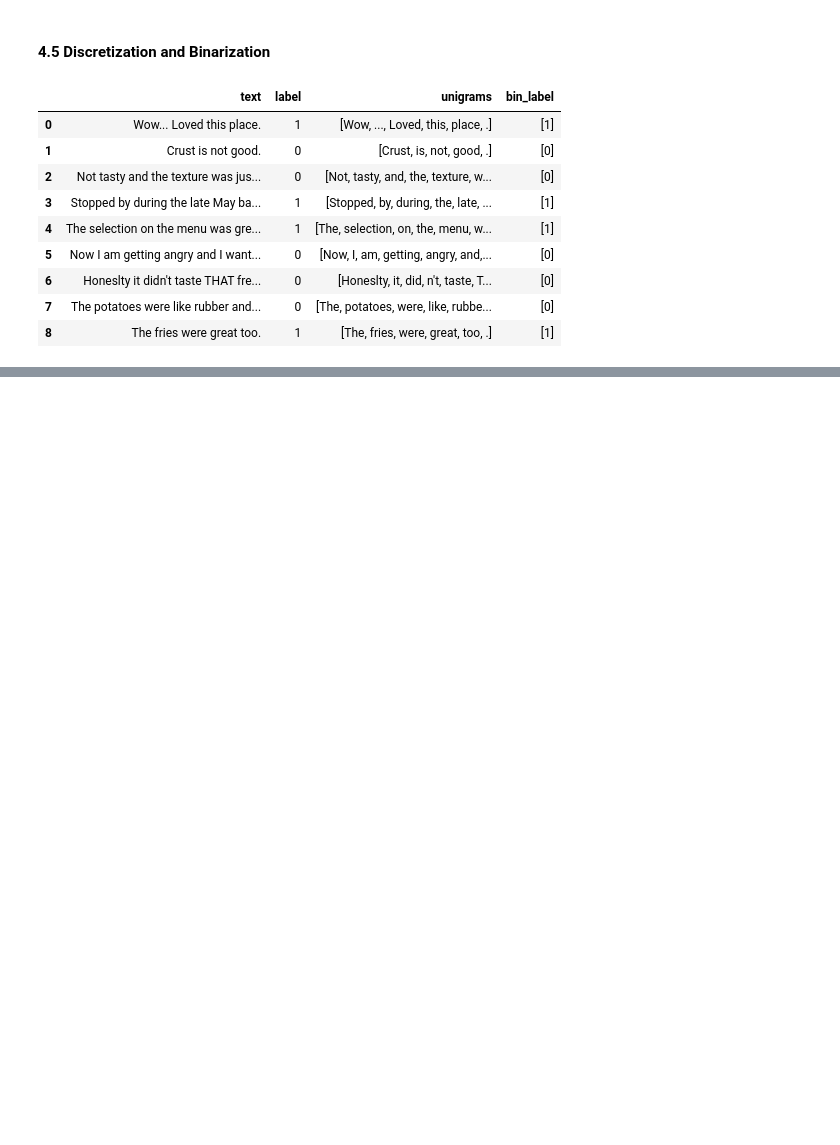
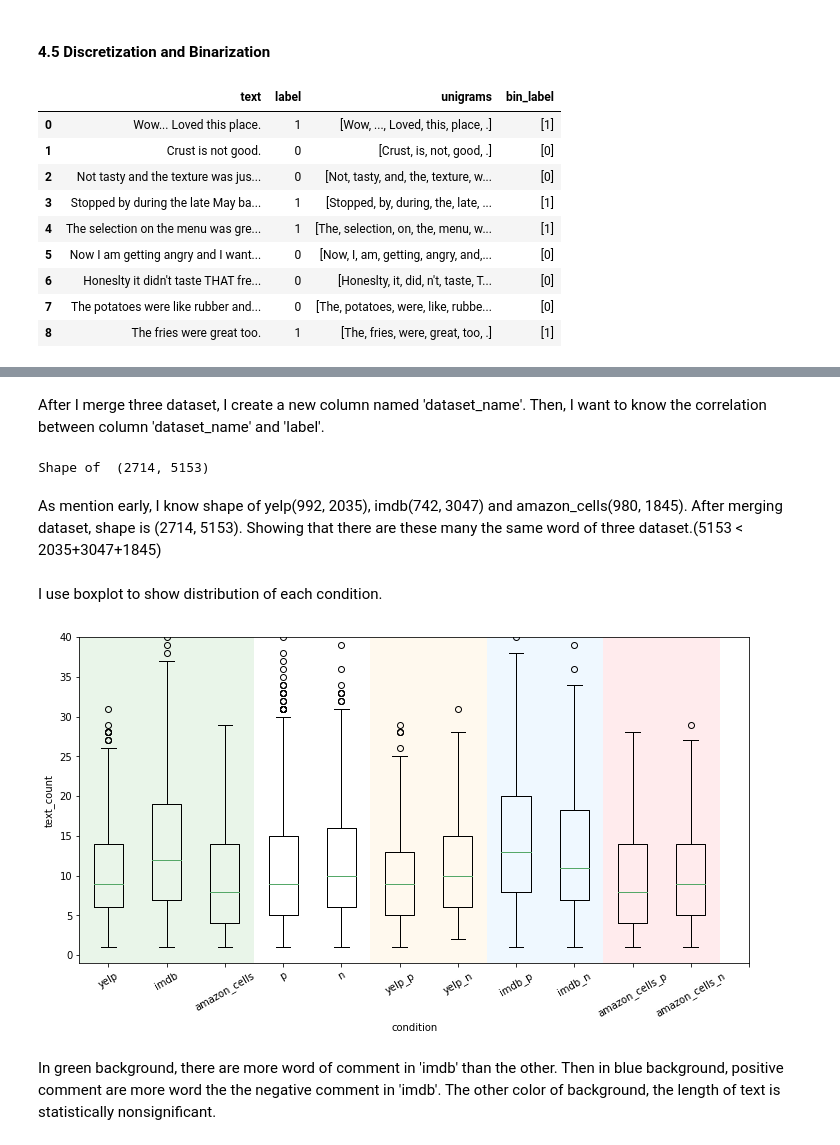
Before and after one commit to changtina/data_mining_hw_1, a Jupyter notebook: 張宜婷_106062585.ipynb, the cells around one changed output, grey strips where cells are left out. Saved outputs shown, nothing was run; the diff lists cells and outputs as text; code cells hidden in the pictures; blank space fills up the shorter version.

```diff
--- a/張宜婷_106062585.ipynb
+++ b/張宜婷_106062585.ipynb
@@ -695,0 +725,53 @@ df[dataset_name][0:9]
+# %% [markdown]
+After I merge three dataset, I create a new column named 'dataset_name'. Then, I want to know the correlation between column 'dataset_name' and 'label'.
+# %%
+count_vect = CountVectorizer()
+count_vect.fit(df_all.text)
+df_counts = count_vect.transform(df_all.text) #tokenize and count for a corpus
+print('Shape of ',  df_counts.shape)
+# %% [output]
+Shape of  (2714, 5153)
+# %% [markdown]
+As mention early, I know shape of yelp(992, 2035), imdb(742, 3047) and amazon_cells(980, 1845). After merging dataset, shape is (2714, 5153). Showing that there are these many the same word of three dataset.(5153 < 2035+3047+1845)
+# %%
+analyze = count_vect.build_analyzer()
+
+# yelp_p : 'yelp' dataset with positive comment
+# p : total data with positive comment
+key_list = ['yelp', 'imdb', 'amazon_cells',
+            'p', 'n',
+            'yelp_p', 'yelp_n', 'imdb_p', 'imdb_n', 'amazon_cells_p', 'amazon_cells_n']
+
+temp = {} # ditionary{key: list of length of text}
+for k in key_list:
+    temp[k] = []
+for i in range(df_all.shape[0]):
+    name = df_all.dataset_name[i]
+    text_len = len(analyze(" ".join(list(df_all['text'][i:i+1]))))
+    temp[name].append(text_len)
+    if df_all.label[i]: # label == 1 (positive comment)
+        temp['p'].append(text_len)
+        temp[name + '_p'].append(text_len)
+
+    else: # label == 0 (negative comment)
+        temp['n'].append(text_len)
+        temp[name + '_n'].append(text_len)
+# %% [markdown]
+I use boxplot to show distribution of each condition.
+# %%
+fig, ax = plt.subplots(figsize=(12, 6))
+plt.boxplot([temp[key] for key in key_list])
+plt.ylim([-1, 40])
+plt.xticks(range(1, 13), key_list, rotation=30)
+# plot background color
+plt.axvspan(0, 3.5, facecolor='#2ca02c', alpha=0.1)
+plt.axvspan(5.5, 7.5, facecolor='#ffc85b', alpha=0.1)
+plt.axvspan(7.5, 9.5, facecolor='#63bbff', alpha=0.1)
+plt.axvspan(9.5, 11.5, facecolor='#ff3d57', alpha=0.1)
+plt.ylabel('text_count')
+plt.xlabel('condition')
+plt.show()
+# %% [output]
+[figure, added]
+# %% [markdown]
+In green background, there are more word of comment in 'imdb' than the other. Then in blue background, positive comment are more word the the negative comment in 'imdb'. The other color of background, the length of text is statistically nonsignificant.
```
Also changed, not shown: parts of 5 cells of this notebook.
